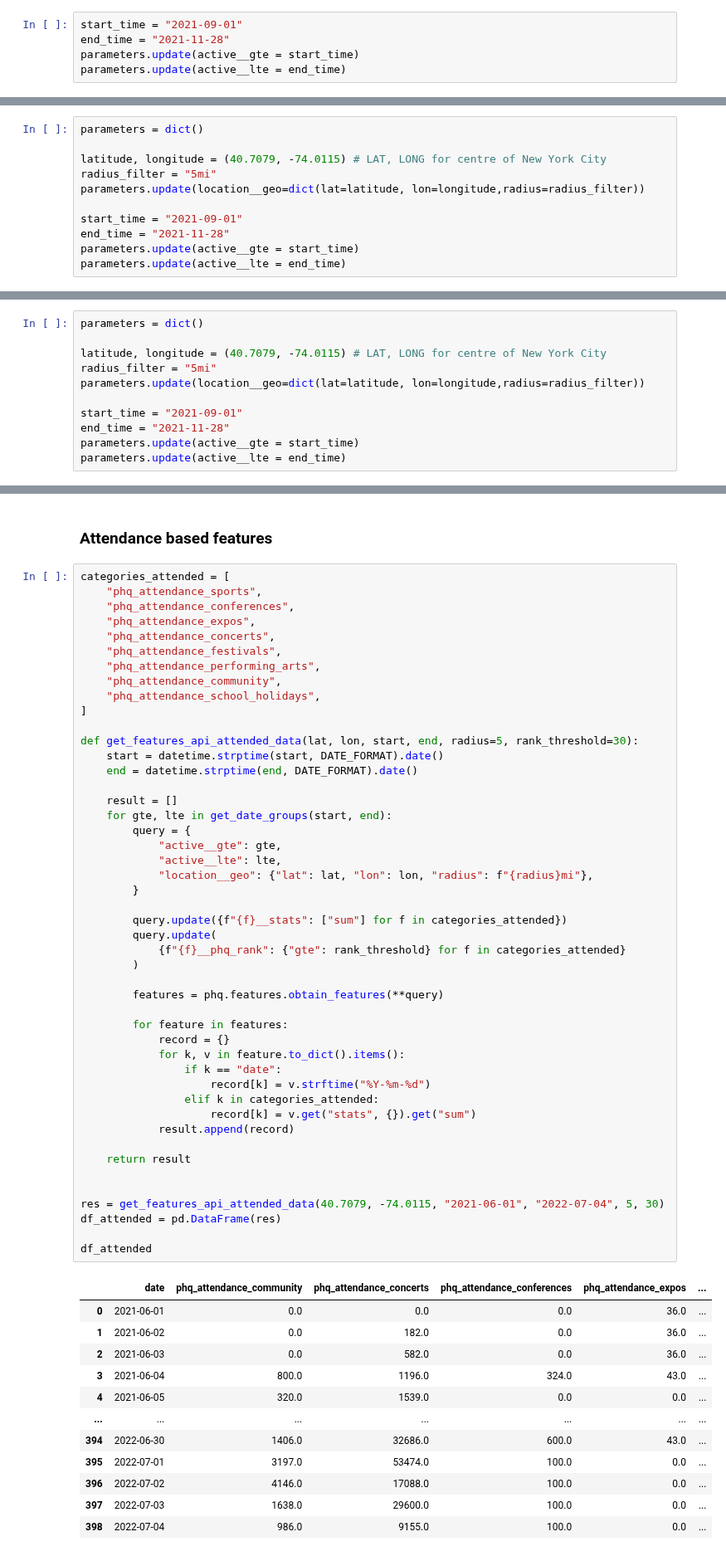
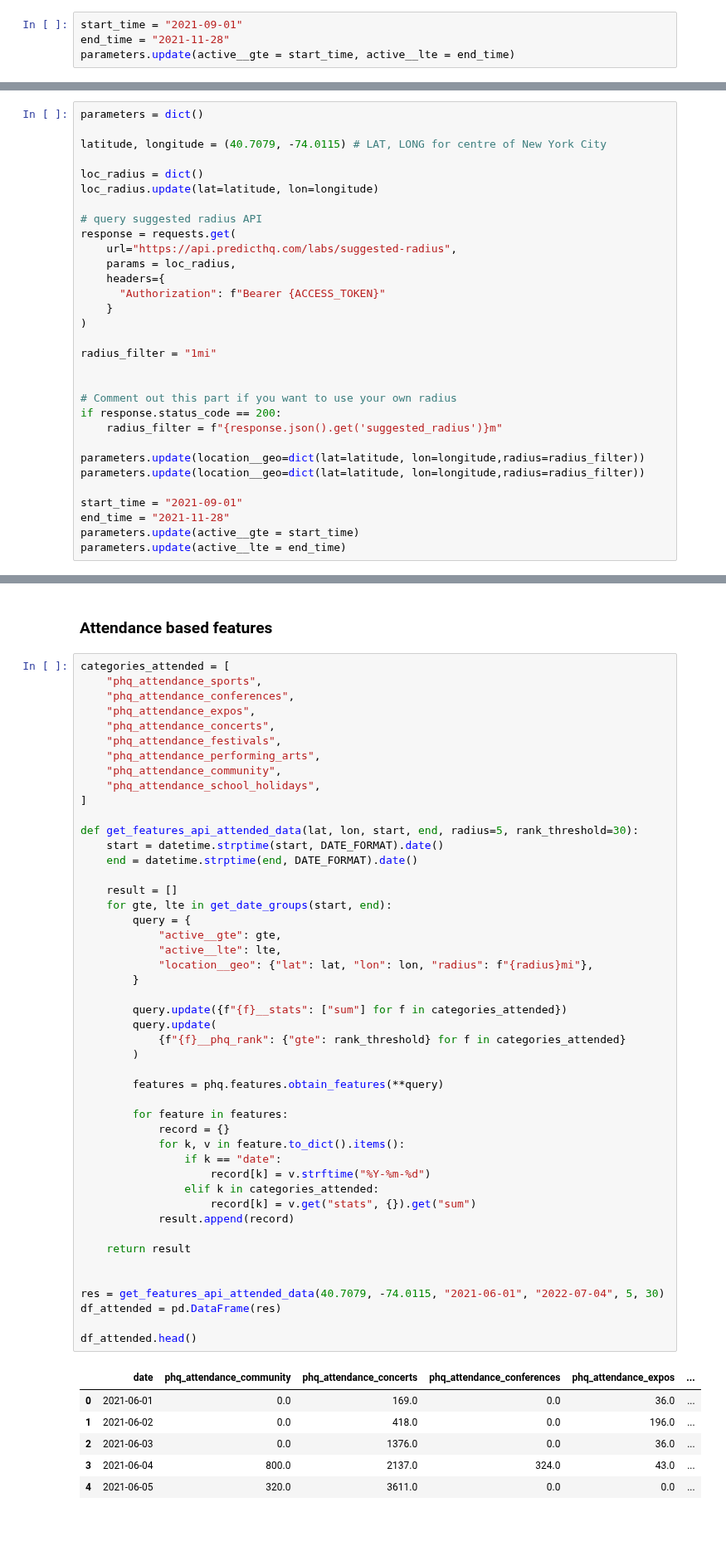
Before and after one commit to predicthq/phq-data-science-docs, a Jupyter notebook: feature-engineering-guide/feature_enginerring_guide.ipynb, the cells around one changed output, grey strips where cells are left out. Shown at 83% size. Saved outputs shown, nothing was run; the diff lists cells and outputs as text; blank space fills up the shorter version.

```diff
--- a/feature-engineering-guide/feature_enginerring_guide.ipynb
+++ b/feature-engineering-guide/feature_enginerring_guide.ipynb
@@ -182,8 +228,7 @@ Please note that **School Holiday** features are only avaliable for the followin
 # %%
 start_time = "2021-09-01"
 end_time = "2021-11-28"
-parameters.update(active__gte = start_time)
-parameters.update(active__lte = end_time)
+parameters.update(active__gte = start_time, active__lte = end_time)
 # %% [markdown]
 <a id='features_api'></a>
 ## Using the Features API to query features for forecasting
@@ -237,12 +280 @@ These features also support filtering by PHQ Rank as you'll see in the example b
-# %%
-parameters = dict()
-
-latitude, longitude = (40.7079, -74.0115) # LAT, LONG for centre of New York City
-radius_filter = "5mi"
-parameters.update(location__geo=dict(lat=latitude, lon=longitude,radius=radius_filter))
-
-start_time = "2021-09-01"
-end_time = "2021-11-28"
-parameters.update(active__gte = start_time)
-parameters.update(active__lte = end_time)
 # %% [markdown]
@@ -451,7 +464,27 @@ Additional filtering for PHQ Rank features is not currently supported.
 parameters = dict()
 
 latitude, longitude = (40.7079, -74.0115) # LAT, LONG for centre of New York City
-radius_filter = "5mi"
+
+loc_radius = dict()
+loc_radius.update(lat=latitude, lon=longitude)
+
+# query suggested radius API
+response = requests.get(
+    url="https://api.predicthq.com/labs/suggested-radius",
+    params = loc_radius,
+    headers={
+      "Authorization": f"Bearer {ACCESS_TOKEN}"
+    }
+)
+
+radius_filter = "1mi"
+
+
+# Comment out this part if you want to use your own radius
+if response.status_code == 200:
+    radius_filter = f"{response.json().get('suggested_radius')}m"
+
+parameters.update(location__geo=dict(lat=latitude, lon=longitude,radius=radius_filter))
 parameters.update(location__geo=dict(lat=latitude, lon=longitude,radius=radius_filter))
 
 start_time = "2021-09-01"
@@ -713,42 +732,36 @@ def get_features_api_attended_data(lat, lon, start, end, radius=5, rank_threshol
         query = {
             "active__gte": gte,
             "active__lte": lte,
             "location__geo": {"lat": lat, "lon": lon, "radius": f"{radius}mi"},
         }
 
         query.update({f"{f}__stats": ["sum"] for f in categories_attended})
         query.update(
             {f"{f}__phq_rank": {"gte": rank_threshold} for f in categories_attended}
         )
 
         features = phq.features.obtain_features(**query)
 
         for feature in features:
             record = {}
             for k, v in feature.to_dict().items():
                 if k == "date":
                     record[k] = v.strftime("%Y-%m-%d")
                 elif k in categories_attended:
                     record[k] = v.get("stats", {}).get("sum")
             result.append(record)
 
     return result
 
 
 res = get_features_api_attended_data(40.7079, -74.0115, "2021-06-01", "2022-07-04", 5, 30)
 df_attended = pd.DataFrame(res)
 
-df_attended
+df_attended.head()
 # %% [output]
 |  | date | phq_attendance_community | phq_attendance_concerts | phq_attendance_conferences | phq_attendance_expos | ... |
-| 0 | 2021-06-01 | 0.0 | 0.0 | 0.0 | 36.0 | ... |
-| 1 | 2021-06-02 | 0.0 | 182.0 | 0.0 | 36.0 | ... |
-| 2 | 2021-06-03 | 0.0 | 582.0 | 0.0 | 36.0 | ... |
-| 3 | 2021-06-04 | 800.0 | 1196.0 | 324.0 | 43.0 | ... |
-| 4 | 2021-06-05 | 320.0 | 1539.0 | 0.0 | 0.0 | ... |
-| ... | ... | ... | ... | ... | ... | ... |
-| 394 | 2022-06-30 | 1406.0 | 32686.0 | 600.0 | 43.0 | ... |
-| 395 | 2022-07-01 | 3197.0 | 53474.0 | 100.0 | 0.0 | ... |
-| 396 | 2022-07-02 | 4146.0 | 17088.0 | 100.0 | 0.0 | ... |
-| 397 | 2022-07-03 | 1638.0 | 29600.0 | 100.0 | 0.0 | ... |
-| 398 | 2022-07-04 | 986.0 | 9155.0 | 100.0 | 0.0 | ... |
+| 0 | 2021-06-01 | 0.0 | 169.0 | 0.0 | 36.0 | ... |
+| 1 | 2021-06-02 | 0.0 | 418.0 | 0.0 | 196.0 | ... |
+| 2 | 2021-06-03 | 0.0 | 1376.0 | 0.0 | 36.0 | ... |
+| 3 | 2021-06-04 | 800.0 | 2137.0 | 324.0 | 43.0 | ... |
+| 4 | 2021-06-05 | 320.0 | 3611.0 | 0.0 | 0.0 | ... |
```
Also changed, not shown: parts of 26 cells of this notebook.
